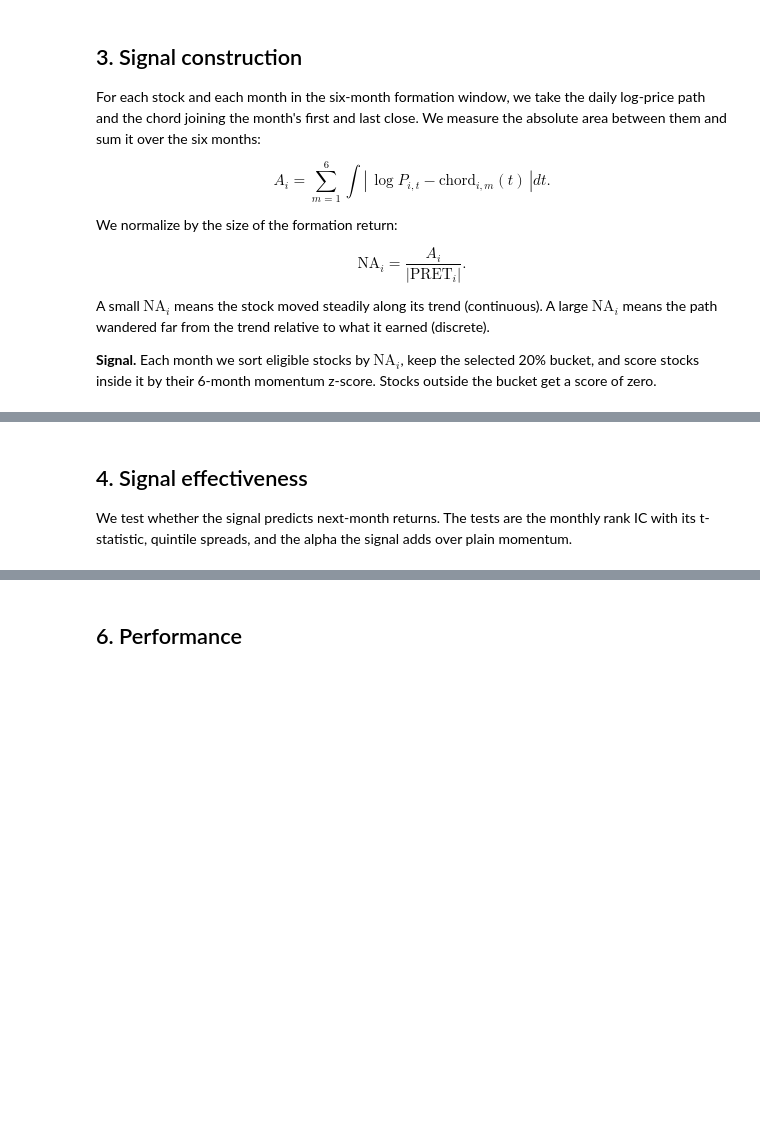
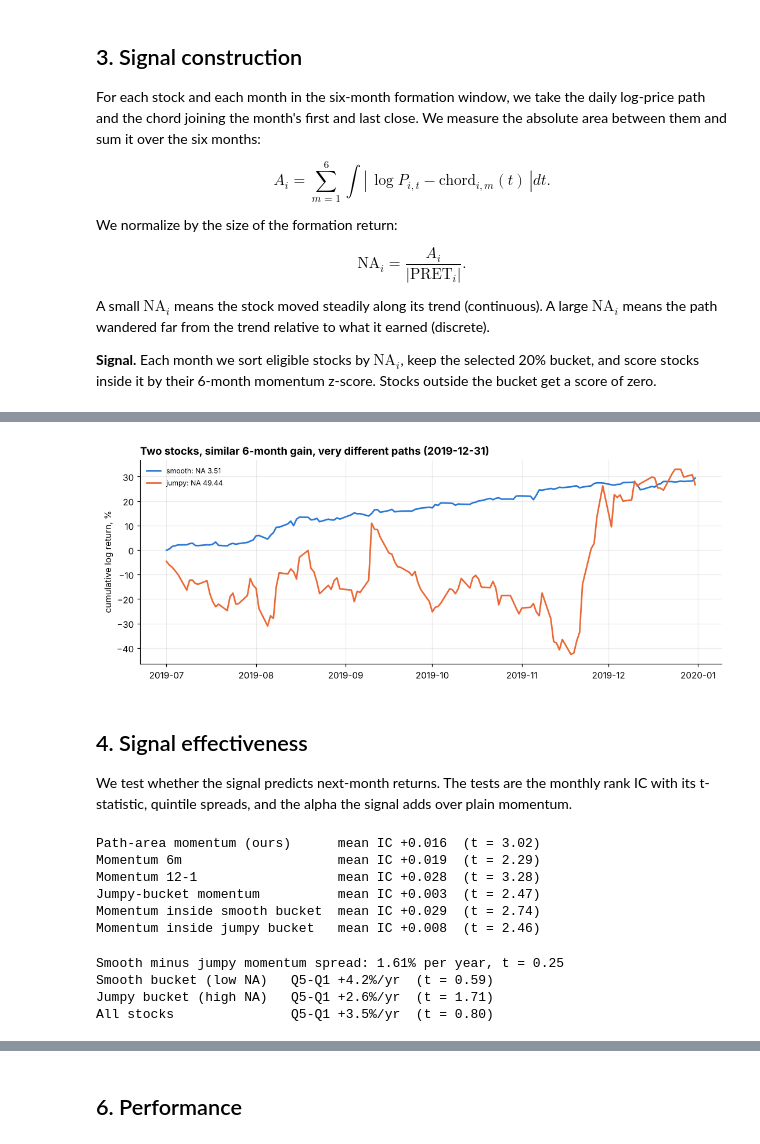
Before and after one commit to taylorotho/Quant_continuous_return_method, a Jupyter notebook: FINAL.ipynb, the cells around one changed output, grey strips where cells are left out. Drawn from its saved outputs; the diff is of its cells as text; code cells hidden in the pictures; blank space fills up the shorter version.

```diff
--- a/FINAL.ipynb
+++ b/FINAL.ipynb
@@ -42,12 +225,71 @@ A small $\text{NA}_i$ means the stock moved steadily along its trend (continuous
+# %%
+# === Example: a smooth path and a jumpy path with similar 6-month gains ===
+fig, ax = plt.subplots(figsize=(10, 4))
+d0 = sig.filter(pl.col("date").dt.year() == 2019)["date"].max()
+cand = sig.filter((pl.col("date") == d0) & pl.col("pret").is_between(0.25, 0.40)).sort("NA")
+for s_, color, lab in [(cand.row(0, named=True), BLUE, "smooth"), (cand.row(-1, named=True), ORANGE, "jumpy")]:
+    start = pl.Series([d0]).dt.truncate("1mo").dt.offset_by(f"-{L-1}mo")[0]
+    p = panel.filter((pl.col("barrid") == s_["barrid"]) & pl.col("date").is_between(start, d0))
+    ax.plot(p["date"], np.cumsum(np.log1p(p["return"].to_numpy())) * 100, color=color, lw=1.8, label=f"{lab}: NA {s_['NA']:.2f}")
+ax.set_title(f"Two stocks, similar 6-month gain, very different paths ({d0})", loc="left", fontweight="bold"); ax.set_ylabel("cumulative log return, %")
+ax.legend(frameon=False, fontsize=8)
+
+fig.tight_layout(); plt.show()
+# %% [output]
+[figure, added]
 # %% [markdown]
 ## 4. Signal effectiveness
 
 We test whether the signal predicts next-month returns. The tests are the monthly rank IC with its t-statistic, quintile spreads, and the alpha the signal adds over plain momentum.
 # %%
 # === Information coefficient (IC) ===
-# TODO: IC table and IC chart
+# Monthly Spearman rank correlation between each score and next-month return.
+ic = sig.group_by("date").agg(
+    [pl.corr(c, "fwd_ret", method="spearman").alias(n) for n, c in SCORES.items()]
+    + [pl.corr(pl.col("pret").filter(pl.col(b)), pl.col("fwd_ret").filter(pl.col(b)), method="spearman").alias(f"Momentum inside {b} bucket")
+       for b in ("smooth", "jumpy")]
+).sort("date")
+
+def ic_row(name):
+    x = ic[name].fill_nan(None).drop_nulls().to_numpy()
+    return {"score": name, "mean_IC": x.mean(), "IC_t_stat": x.mean() / x.std(ddof=1) * np.sqrt(len(x)),
+            "IC_IR_ann": x.mean() / x.std(ddof=1) * np.sqrt(12), "share_positive": (x > 0).mean(), "months": len(x)}
+
+ic_table = pl.DataFrame([ic_row(c) for c in ic.columns[1:]])
+for r_ in ic_table.iter_rows(named=True):
+    print(f"{r_['score']:<30s} mean IC {r_['mean_IC']:+.3f}  (t = {r_['IC_t_stat']:.2f})")
+# %% [output]
+Path-area momentum (ours)      mean IC +0.016  (t = 3.02)
+Momentum 6m                    mean IC +0.019  (t = 2.29)
+Momentum 12-1                  mean IC +0.028  (t = 3.28)
+Jumpy-bucket momentum          mean IC +0.003  (t = 2.47)
+Momentum inside smooth bucket  mean IC +0.029  (t = 2.74)
+Momentum inside jumpy bucket   mean IC +0.008  (t = 2.46)
 # %%
 # === Quintile / decile returns ===
-# TODO: quintile spread table and bar chart
+# Momentum quintiles formed separately inside the smoothest bucket, inside the jumpiest bucket,
+# and across all stocks. Equal-weighted next-month returns.
+def quintiles(df, label):
+    q = (df.with_columns(((pl.col("pret").rank("ordinal").over("date") - 1) * 5 // pl.len().over("date") + 1).alias("q"))
+           .group_by("date", "q").agg(pl.col("fwd_ret").mean()))
+    w = q.pivot(on="q", index="date", values="fwd_ret", sort_columns=True).sort("date")
+    spread = (w["5"] - w["1"]).to_numpy()
+    row = {"group": label, **{f"Q{i}": w[str(i)].mean() * 1200 for i in range(1, 6)},
+           "Q5-Q1_ann_%": spread.mean() * 1200, "t_stat": spread.mean() / spread.std(ddof=1) * np.sqrt(len(spread))}
+    return row, spread
+
+groups = [("Smooth bucket (low NA)", sig.filter(pl.col("smooth"))), ("Jumpy bucket (high NA)", sig.filter(pl.col("jumpy"))), ("All stocks", sig)]
+rows, spreads = zip(*[quintiles(d, n) for n, d in groups])
+qt = pl.DataFrame(list(rows))
+d = spreads[0] - spreads[1]
+print(f"Smooth minus jumpy momentum spread: {d.mean()*1200:.2f}% per year, t = {d.mean()/d.std(ddof=1)*np.sqrt(len(d)):.2f}")
+
+for r_ in rows:
+    print(f"{r_['group']:<24s} Q5-Q1 {r_['Q5-Q1_ann_%']:+.1f}%/yr  (t = {r_['t_stat']:.2f})")
+# %% [output]
+Smooth minus jumpy momentum spread: 1.61% per year, t = 0.25
+Smooth bucket (low NA)   Q5-Q1 +4.2%/yr  (t = 0.59)
+Jumpy bucket (high NA)   Q5-Q1 +2.6%/yr  (t = 1.71)
+All stocks               Q5-Q1 +3.5%/yr  (t = 0.80)
 # %%
 # === Alpha over plain momentum (6m and 12-1) ===
```
Also changed, not shown: parts of 26 cells of this notebook.
